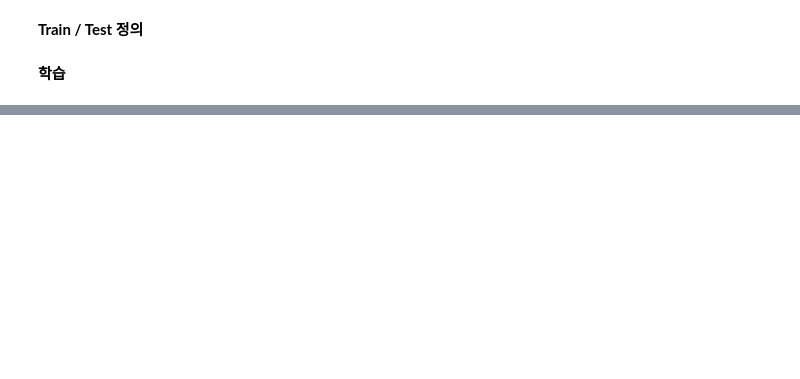
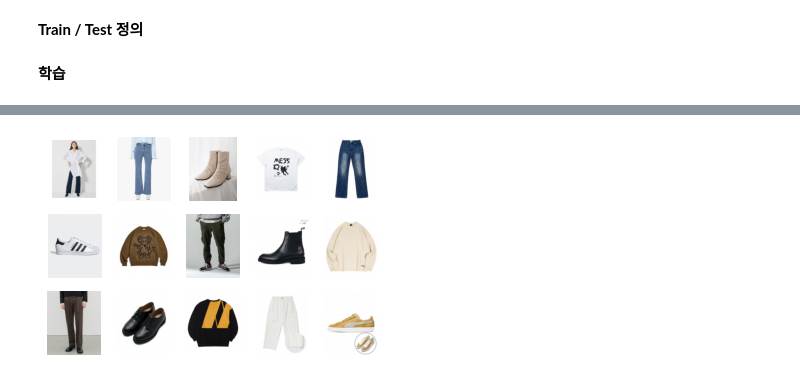
Before and after one commit to gravity0717/Capstone, a Jupyter notebook: MuitiCNN_MU_dataset.ipynb, the cells around one changed output, grey strips where cells are left out. Drawn from its saved outputs; the diff is of its cells as text; code cells hidden in the pictures; blank space fills up the shorter version.

```diff
--- a/MuitiCNN_MU_dataset.ipynb
+++ b/MuitiCNN_MU_dataset.ipynb
@@ -460,0 +491,37 @@ plt.show()
+# %%
+#randomly show images
+import random
+import os
+import numpy as np
+from matplotlib.pyplot import imshow
+import numpy as np
+from PIL import Image
+%matplotlib inline
+path_list=df['img_path']
+cloth_list=[]
+for path in np.random.choice(path_list,5):
+  u = path+'/U.jpg'
+  p = path+'/P.jpg'
+  s = path+'/S.jpg'
+  if os.path.isfile(u):
+      u_as_img =Image.open(u).convert("RGB")
+      u_as_img =np.array(u_as_img)
+  else :
+      u_as_img =Image.new("RGB", (256, 256), (255, 255, 255))
+      u_as_img =np.array(u_as_img)
+  if os.path.isfile(p):
+      p_as_img =Image.open(p).convert("RGB")
+      p_as_img =np.array(p_as_img)
+  else :
+      p_as_img =Image.new("RGB", (256, 256), (255, 255, 255))
+      p_as_img =np.array(p_as_img)
+  if os.path.isfile(s):
+      s_as_img =Image.open(s).convert("RGB")
+      s_as_img =np.array(s_as_img)
+  else :
+      s_as_img =Image.new("RGB", (256, 256), (255, 255, 255))
+      s_as_img =np.array(s_as_img)
+  cloth_list.append(u_as_img)
+  cloth_list.append(p_as_img)
+  cloth_list.append(s_as_img)
+print(cloth_list)
@@ -460,0 +546,8 @@ plt.show()
+# %%
+for idx, x in enumerate(cloth_list):
+  plt.subplot(3,5,idx+1)
+  plt.imshow(x)
+  plt.axis('off')
+plt.show()
+# %% [output]
+[figure, added]
```
Also changed, not shown: parts of 26 cells of this notebook.
